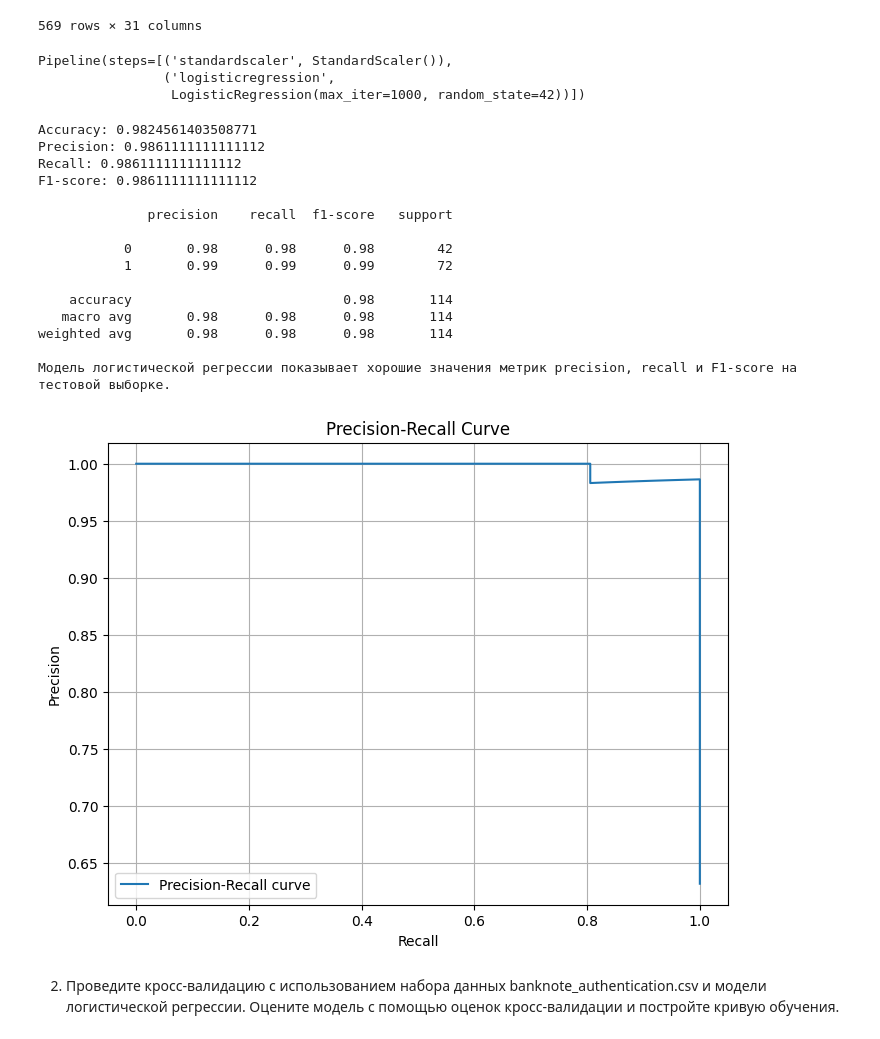
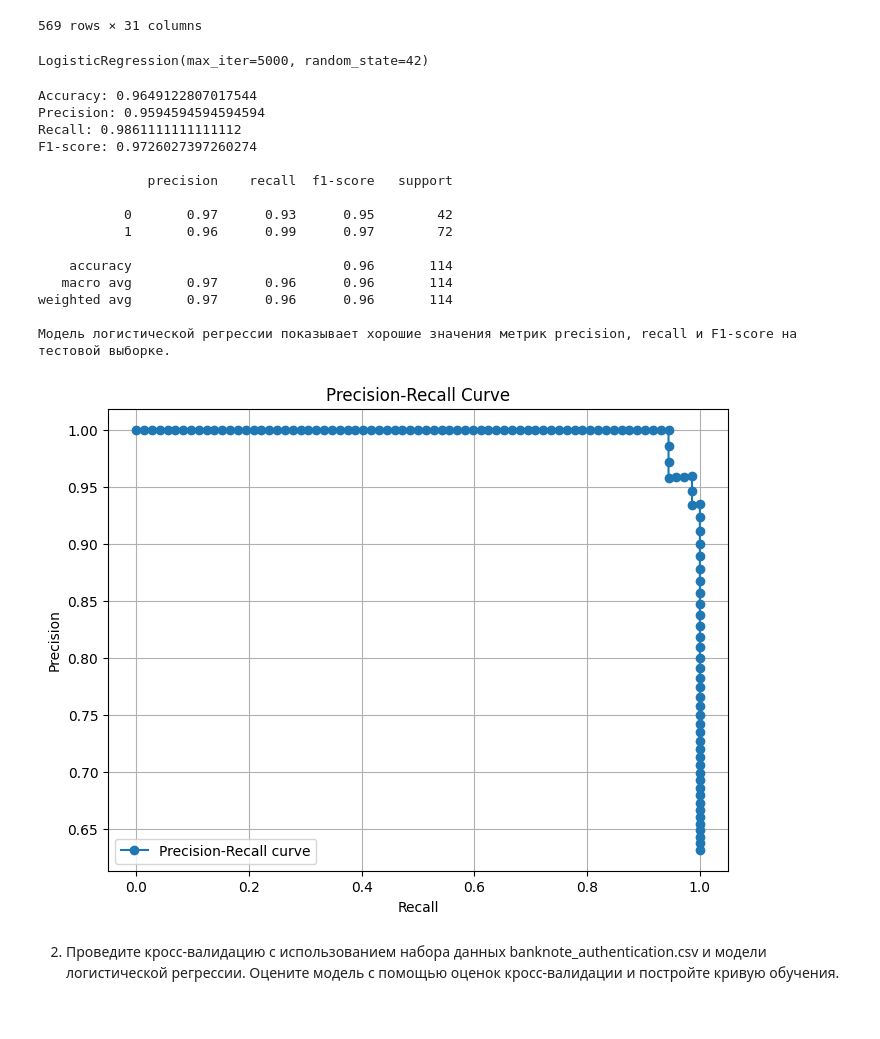
Before and after one commit to gggvitalii90/python_analytics_ich_120925, a Jupyter notebook: DZ_python_DA/DZ_22_Honcharov_DA.ipynb, the cells around one changed output. Saved outputs shown, nothing was run; the diff lists cells and outputs as text; code cells hidden in the pictures.

```diff
--- a/DZ_python_DA/DZ_22_Honcharov_DA.ipynb
+++ b/DZ_python_DA/DZ_22_Honcharov_DA.ipynb
@@ -55,15 +53,13 @@ X_train, X_test, y_train, y_test = train_test_split(X, y, test_size=0.2, random_
 # %%
 # Инициализируйте модель логистической регрессии в переменную model_log_regr
 # (Синтаксис в файле "Обучение с учителем" - п.2 - Логистическая регрессия)
-model_log_regr = make_pipeline(StandardScaler(), LogisticRegression(max_iter=1000, random_state=42))
+model_log_regr = LogisticRegression(max_iter=5000, random_state=42)
 # %%
 # Обучите модель на обучающих данных
 # (Синтаксис в файле "Обучение с учителем" - п.2 - Логистическая регрессия)
 model_log_regr.fit(X_train, y_train)
 # %% [output]
-Pipeline(steps=[('standardscaler', StandardScaler()),
-                ('logisticregression',
-                 LogisticRegression(max_iter=1000, random_state=42))])
+LogisticRegression(max_iter=5000, random_state=42)
 # %%
 # Сделайте прогнозы для тестового набора в переменные y_pred_log_regr
 # (Синтаксис в файле "Обучение с учителем" - п.2 - Логистическая регрессия)
@@ -88,19 +84,19 @@ print()
 print(classification_report(y_test, y_pred_log_regr))
 print("Модель логистической регрессии показывает хорошие значения метрик precision, recall и F1-score на тестовой выборке.")
 # %% [output]
-Accuracy: 0.9824561403508771
-Precision: 0.9861111111111112
+Accuracy: 0.9649122807017544
+Precision: 0.9594594594594594
 Recall: 0.9861111111111112
-F1-score: 0.9861111111111112
+F1-score: 0.9726027397260274
 
               precision    recall  f1-score   support
 
-           0       0.98      0.98      0.98        42
-           1       0.99      0.99      0.99        72
+           0       0.97      0.93      0.95        42
+           1       0.96      0.99      0.97        72
 
-    accuracy                           0.98       114
-   macro avg       0.98      0.98      0.98       114
-weighted avg       0.98      0.98      0.98       114
+    accuracy                           0.96       114
+   macro avg       0.97      0.96      0.96       114
+weighted avg       0.97      0.96      0.96       114
 
 Модель логистической регрессии показывает хорошие значения метрик precision, recall и F1-score на тестовой выборке.
 # %%
@@ -110,15 +106,15 @@ precisions_log_regr, recalls_log_regr, thresholds_log_regr = precision_recall_cu
 # %%
 # Постройте график кривой Precision-Recall
 plt.figure(figsize=(8, 6))
-plt.plot(recalls_log_regr, precisions_log_regr, label='Precision-Recall curve')
+plt.plot(recalls_log_regr, precisions_log_regr, label='Precision-Recall curve', marker='o')
 plt.xlabel('Recall')
 plt.ylabel('Precision')
 plt.title('Precision-Recall Curve')
 plt.grid(True)
 plt.legend()
 plt.show()
 # %% [output]
-[figure, old version]
+[figure, new version]
 # %% [markdown]
 2. Проведите кросс-валидацию с использованием набора данных banknote_authentication.csv и модели логистической регрессии. Оцените модель с помощью оценок кросс-валидации и постройте кривую обучения.
 # %%
```
Also changed, not shown: parts of 7 cells of this notebook, 1 other file.
